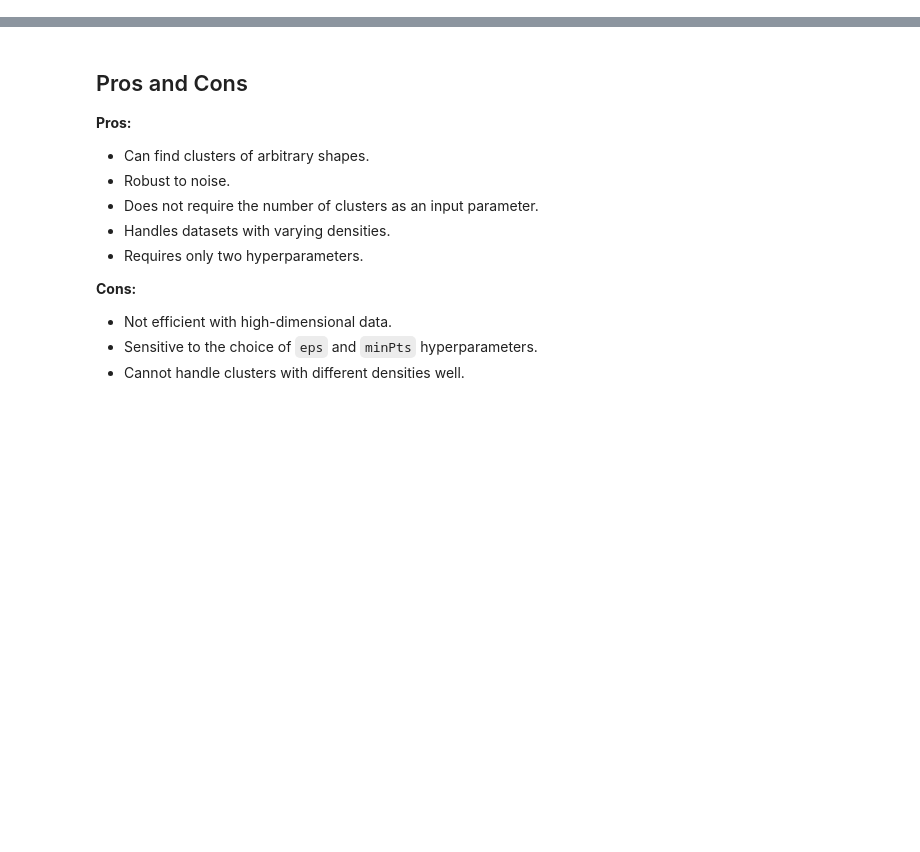
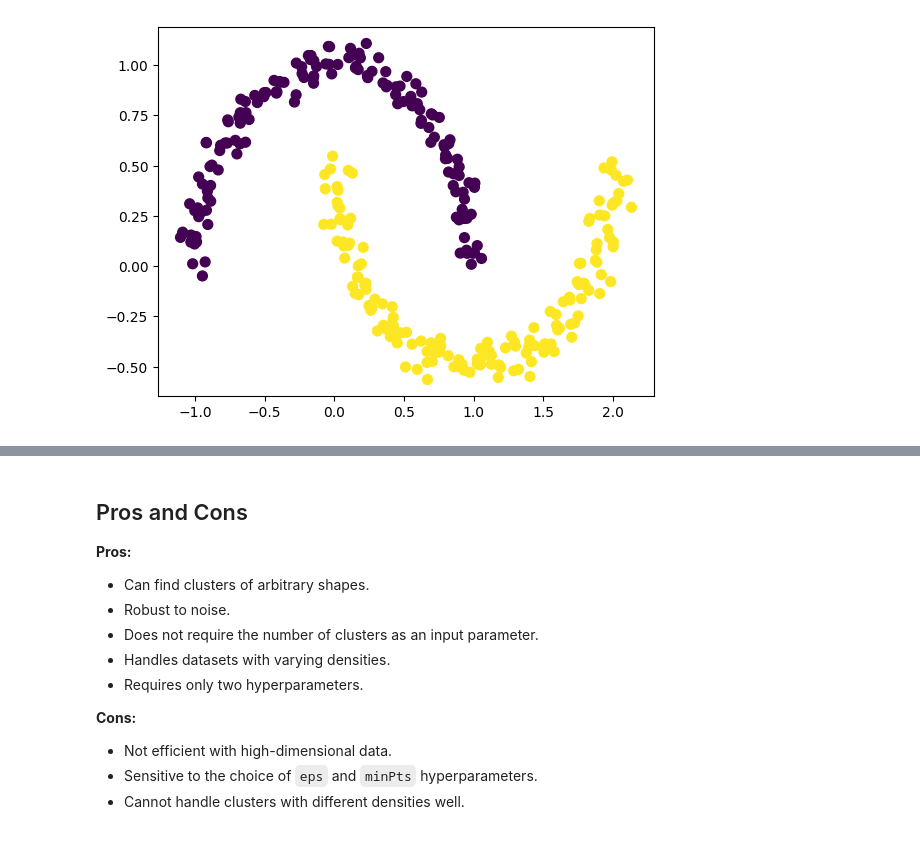
Before and after one commit to CSkylarL/DataScience-MachineLearning, a Jupyter notebook: algorithm/unsupervised_machine_learning/DBSCN.ipynb, the cells around one changed output, grey strips where cells are left out. Cells and saved outputs as stored; diff of their text form; code cells hidden in the pictures; blank space fills up the shorter version.

```diff
--- a/algorithm/unsupervised_machine_learning/DBSCN.ipynb
+++ b/algorithm/unsupervised_machine_learning/DBSCN.ipynb
@@ -119 +140,10 @@ Fontconfig warning: ignoring UTF-8: not a valid region tag
+# %%
+# Generate the "two moons" dataset
+X, y = make_moons(n_samples=300, noise=0.05, random_state=42)
+
+# Visualize the data
+plt.scatter(X[:, 0], X[:, 1], c=y, s=50)
+plt.show()
+# %% [output]
+[figure, added]
 # %%
```
Also changed, not shown: parts of 13 cells of this notebook, 1 other file.
